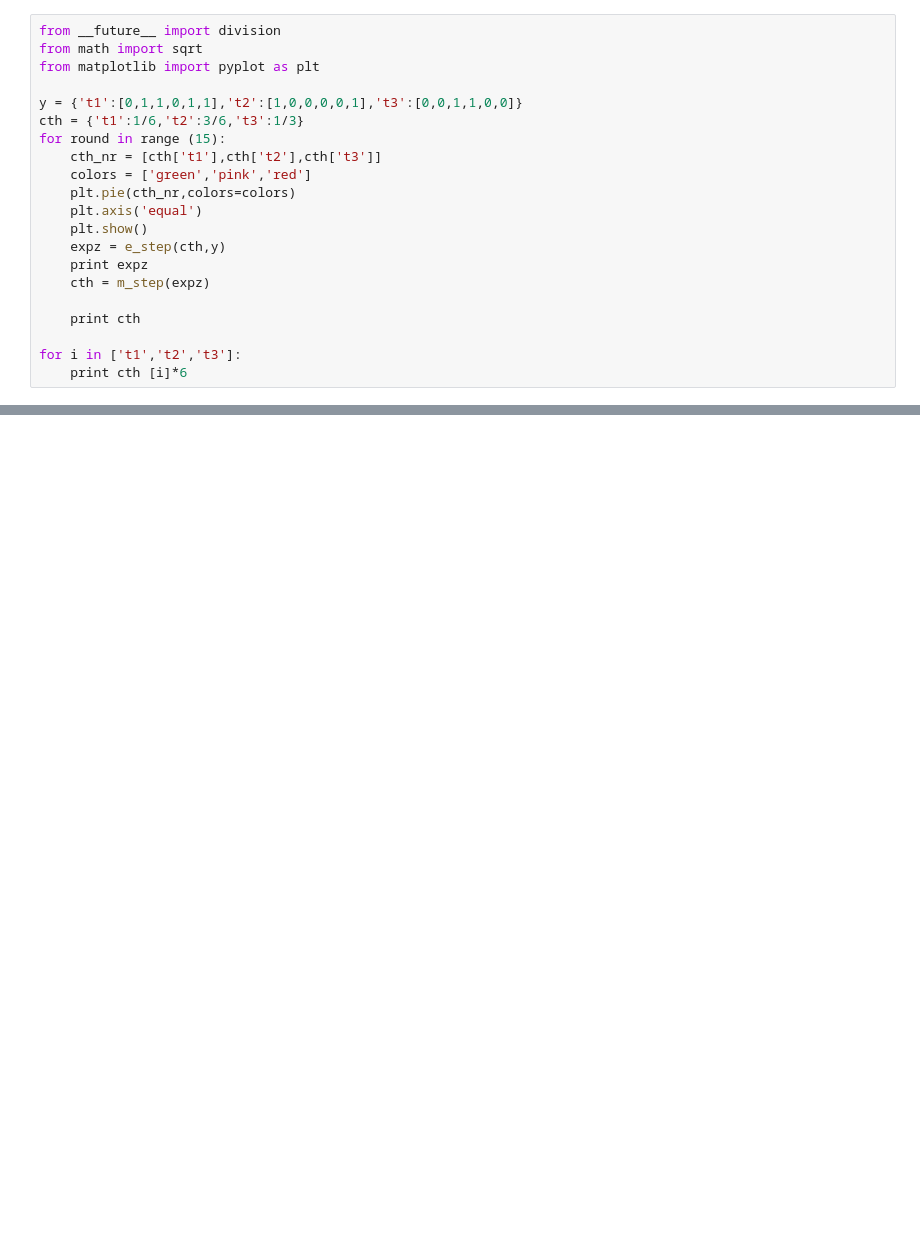
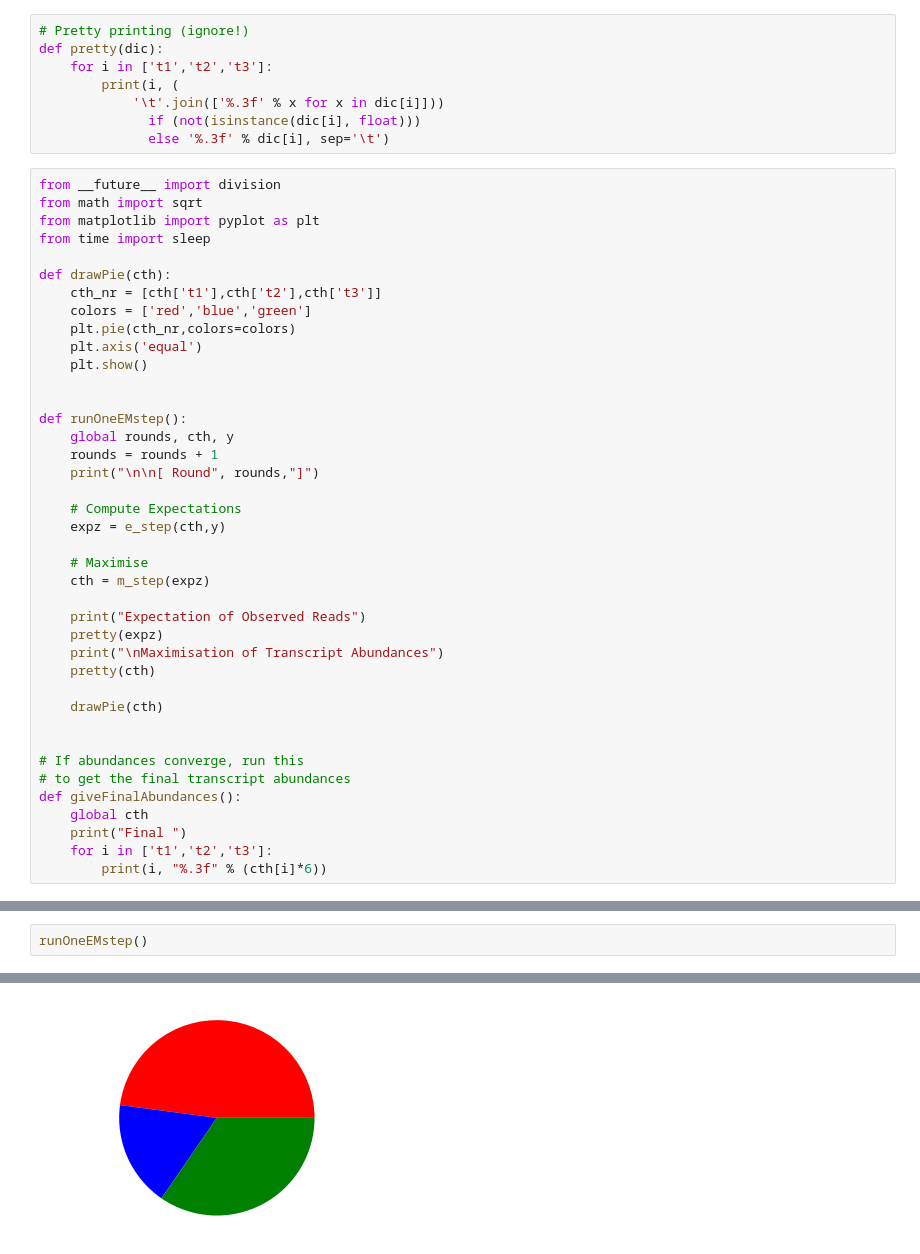
Before and after one commit to mtekman/EM-transcriptAbundances, a Jupyter notebook: EM_exercise.ipynb, the cells around one changed output, grey strips where cells are left out. Drawn from its saved outputs; the diff is of its cells as text; blank space fills up the shorter version.

Commit message:
transcript quantif

```diff
--- a/EM_exercise.ipynb
+++ b/EM_exercise.ipynb
@@ -25,21 +45,48 @@ def m_step(ez):
+# %%
+# Pretty printing (ignore!)
+def pretty(dic):
+    for i in ['t1','t2','t3']:
+        print(i, (
+            '\t'.join(['%.3f' % x for x in dic[i]]))
+              if (not(isinstance(dic[i], float)))
+              else '%.3f' % dic[i], sep='\t')
 # %%
 from __future__ import division
 from math import sqrt
 from matplotlib import pyplot as plt
+from time import sleep
 
-y = {'t1':[0,1,1,0,1,1],'t2':[1,0,0,0,0,1],'t3':[0,0,1,1,0,0]}
-cth = {'t1':1/6,'t2':3/6,'t3':1/3}
-for round in range (15):
+def drawPie(cth):
     cth_nr = [cth['t1'],cth['t2'],cth['t3']]
-    colors = ['green','pink','red']
+    colors = ['red','blue','green']
     plt.pie(cth_nr,colors=colors)
     plt.axis('equal')
     plt.show()
+
+
+def runOneEMstep():
+    global rounds, cth, y
+    rounds = rounds + 1
+    print("\n\n[ Round", rounds,"]")
+
+    # Compute Expectations
     expz = e_step(cth,y)
-    print expz
+
+    # Maximise
     cth = m_step(expz)
 
-    print cth
+    print("Expectation of Observed Reads")
+    pretty(expz)
+    print("\nMaximisation of Transcript Abundances")
+    pretty(cth)
 
-for i in ['t1','t2','t3']:
-    print cth [i]*6
+    drawPie(cth)
+
+
+# If abundances converge, run this
+# to get the final transcript abundances
+def giveFinalAbundances():
+    global cth
+    print("Final ")
+    for i in ['t1','t2','t3']:
+        print(i, "%.3f" % (cth[i]*6))
@@ -65,0 +133,3 @@ for i in ['t1','t2','t3']:
+# %%
+runOneEMstep()
+# %% [output]
@@ -65,0 +146 @@ for i in ['t1','t2','t3']:
+[figure, added]
```
Also changed, not shown: parts of 25 cells of this notebook.
